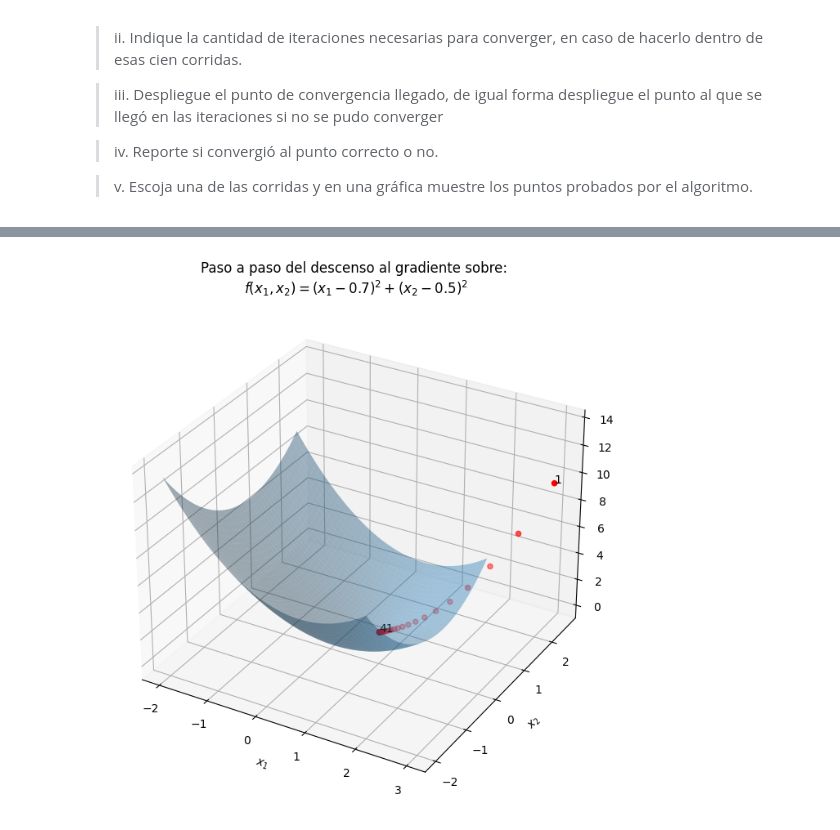
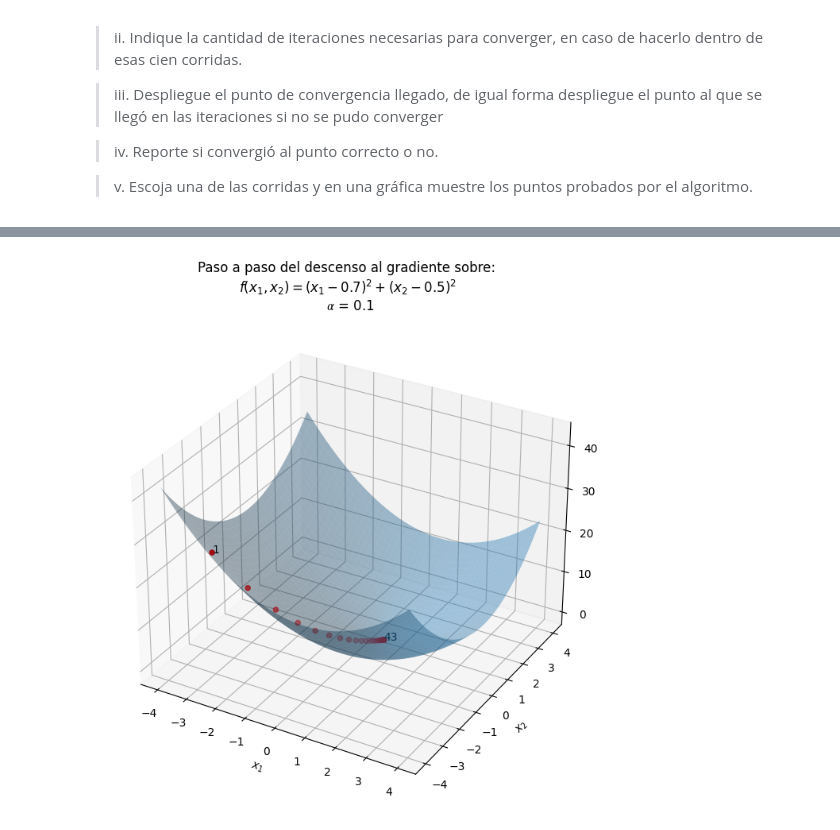
Before and after one commit to MAU143429/AI-Laboratories-IC6200, a Jupyter notebook: Lab8_GradientDescent.ipynb, the cells around one changed output, grey strips where cells are left out. Saved outputs shown, nothing was run; the diff lists cells and outputs as text; code cells hidden in the pictures.

```diff
--- a/Lab8_GradientDescent.ipynb
+++ b/Lab8_GradientDescent.ipynb
@@ -227,9 +227,11 @@ def random_init(min, max):
 dec = 3
 x1, x2 = symbols('x1 x2')
 f1 = (x1 - 0.7)**2 + (x2 - 0.5)**2
-init_theta = random_init(-4,4)
 
-theta_f1, steps_f1 = gradient_descent(f1, [x1, x2], init_theta)
+#init_theta_f1 = random_init(-4,4)
+init_theta_f1 = [-3,-3]
+
+theta_f1, steps_f1 = gradient_descent(f1, [x1, x2], init_theta_f1)
 
 t_x1 = round(theta_f1[0], dec)
 t_x2 = round(theta_f1[1], dec)
@@ -247,6 +249,6 @@ else:
 
 x1_range = np.linspace(-4, 4)
 x2_range = np.linspace(-4, 4)
-plot_min_point(f1_function,x1_range, x2_range,[t_x1, t_x2, t_z] ,"Punto mínimo calculado para: \n$f(x_1, x_2) = (x_1 - 0.7)^2 + (x_2 - 0.5)^2$")
+plot_min_point(f1_function,x1_range, x2_range,[t_x1, t_x2, t_z] ,"Punto mínimo calculado para: \n$f(x_1, x_2) = (x_1 - 0.7)^2 + (x_2 - 0.5)^2$ \n $𝛼$ = 0.1")
 # %% [output]
 f1 = (x1 - 0.7)**2 + (x2 - 0.5)**2
@@ -259,8 +261,8 @@ Punto al que se convergió:
 # %%
 #step by step plot
-plot_steps(f1_function,x1_range, x2_range, steps_f1 ,"Paso a paso del descenso al gradiente sobre: \n$f(x_1, x_2) = (x_1 - 0.7)^2 + (x_2 - 0.5)^2$")
+plot_steps(f1_function,x1_range, x2_range, steps_f1 ,"Paso a paso del descenso al gradiente sobre: \n$f(x_1, x_2) = (x_1 - 0.7)^2 + (x_2 - 0.5)^2$ \n $𝛼$ = 0.1")
 # %% [output]
-[figure, old version]
+[figure, new version]
 # %%
 #Gradient descent for f2
 dec = 4
```
Also changed, not shown: parts of 9 cells of this notebook.
